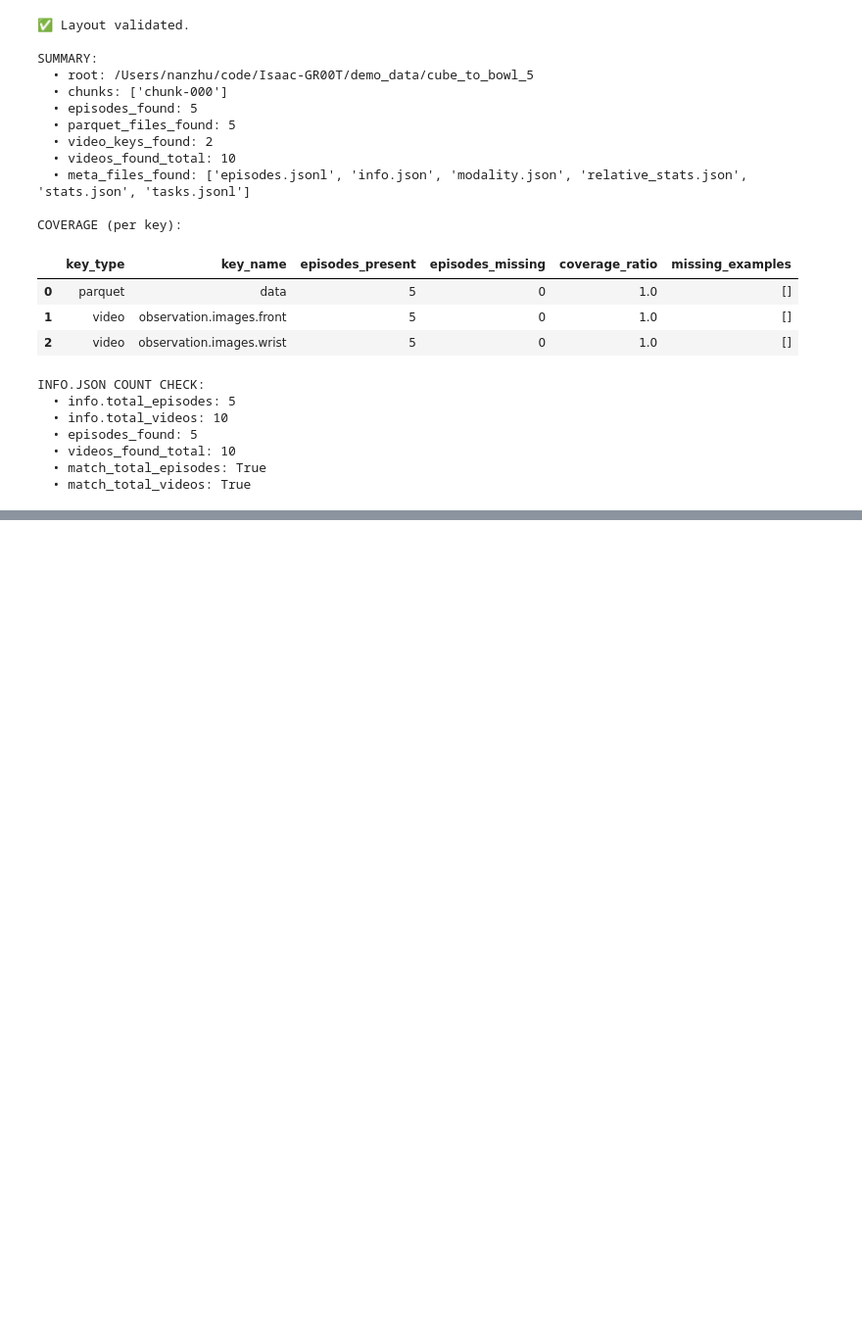
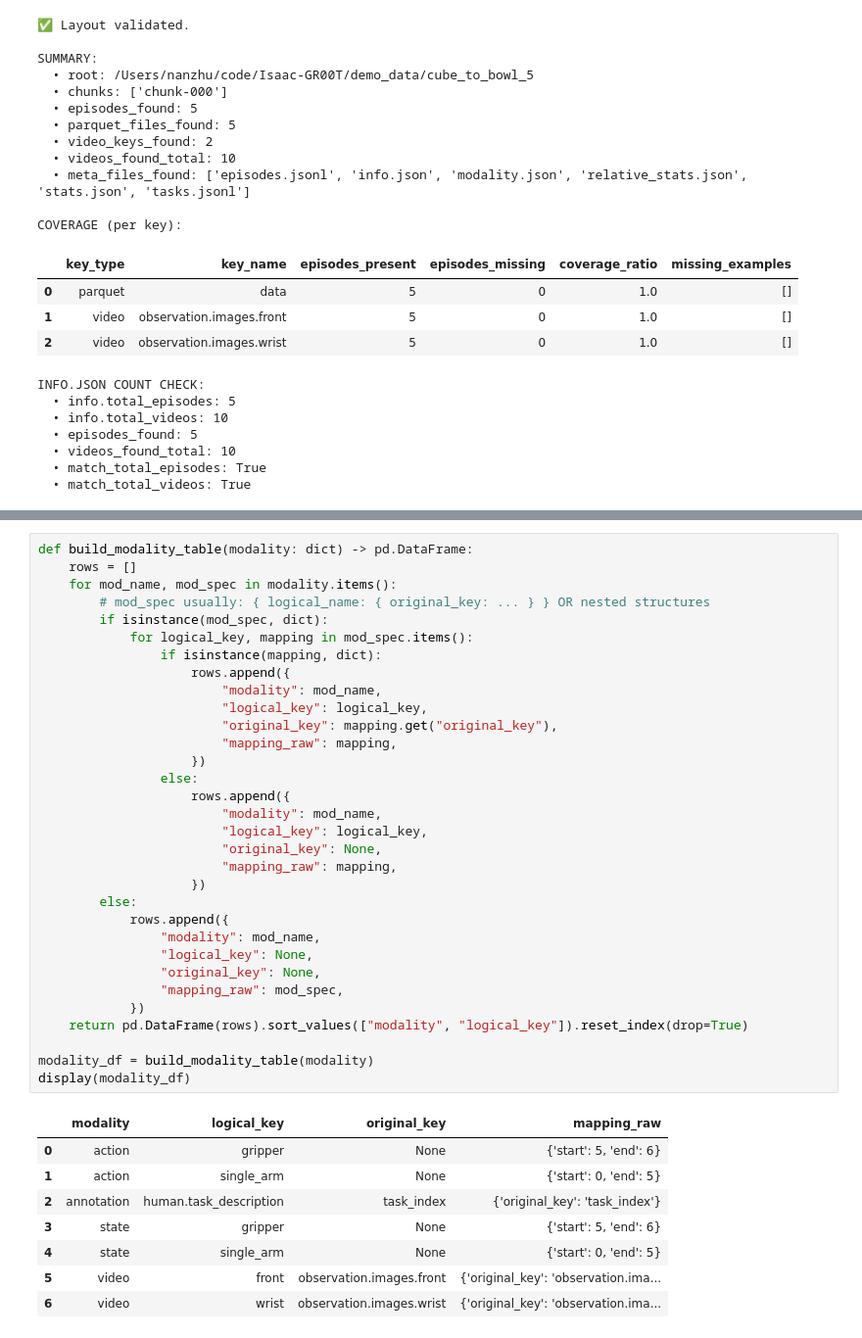
Before and after one commit to CodingCat/lerobot-explorer, a Jupyter notebook: lerobot-explorer.ipynb, the cells around one changed output, grey strips where cells are left out. Shown at 98% size. Saved outputs shown, nothing was run; the diff lists cells and outputs as text; blank space fills up the shorter version.

Commit message:
feature and modality analysis

```diff
--- a/lerobot-explorer.ipynb
+++ b/lerobot-explorer.ipynb
@@ -359,0 +460,41 @@ INFO.JSON COUNT CHECK:
+# %%
+def build_modality_table(modality: dict) -> pd.DataFrame:
+    rows = []
+    for mod_name, mod_spec in modality.items():
+        # mod_spec usually: { logical_name: { original_key: ... } } OR nested structures
+        if isinstance(mod_spec, dict):
+            for logical_key, mapping in mod_spec.items():
+                if isinstance(mapping, dict):
+                    rows.append({
+                        "modality": mod_name,
+                        "logical_key": logical_key,
+                        "original_key": mapping.get("original_key"),
+                        "mapping_raw": mapping,
+                    })
+                else:
+                    rows.append({
+                        "modality": mod_name,
+                        "logical_key": logical_key,
+                        "original_key": None,
+                        "mapping_raw": mapping,
+                    })
+        else:
+            rows.append({
+                "modality": mod_name,
+                "logical_key": None,
+                "original_key": None,
+                "mapping_raw": mod_spec,
+            })
+    return pd.DataFrame(rows).sort_values(["modality", "logical_key"]).reset_index(drop=True)
+
+modality_df = build_modality_table(modality)
+display(modality_df)
+# %% [output]
+|  | modality | logical_key | original_key | mapping_raw |
+| 0 | action | gripper | None | {'start': 5, 'end': 6} |
+| 1 | action | single_arm | None | {'start': 0, 'end': 5} |
+| 2 | annotation | human.task_description | task_index | {'original_key': 'task_index'} |
+| 3 | state | gripper | None | {'start': 5, 'end': 6} |
+| 4 | state | single_arm | None | {'start': 0, 'end': 5} |
+| 5 | video | front | observation.images.front | {'original_key': 'observation.ima... |
+| 6 | video | wrist | observation.images.wrist | {'original_key': 'observation.ima... |
```
Also changed, not shown: parts of 6 cells of this notebook.
